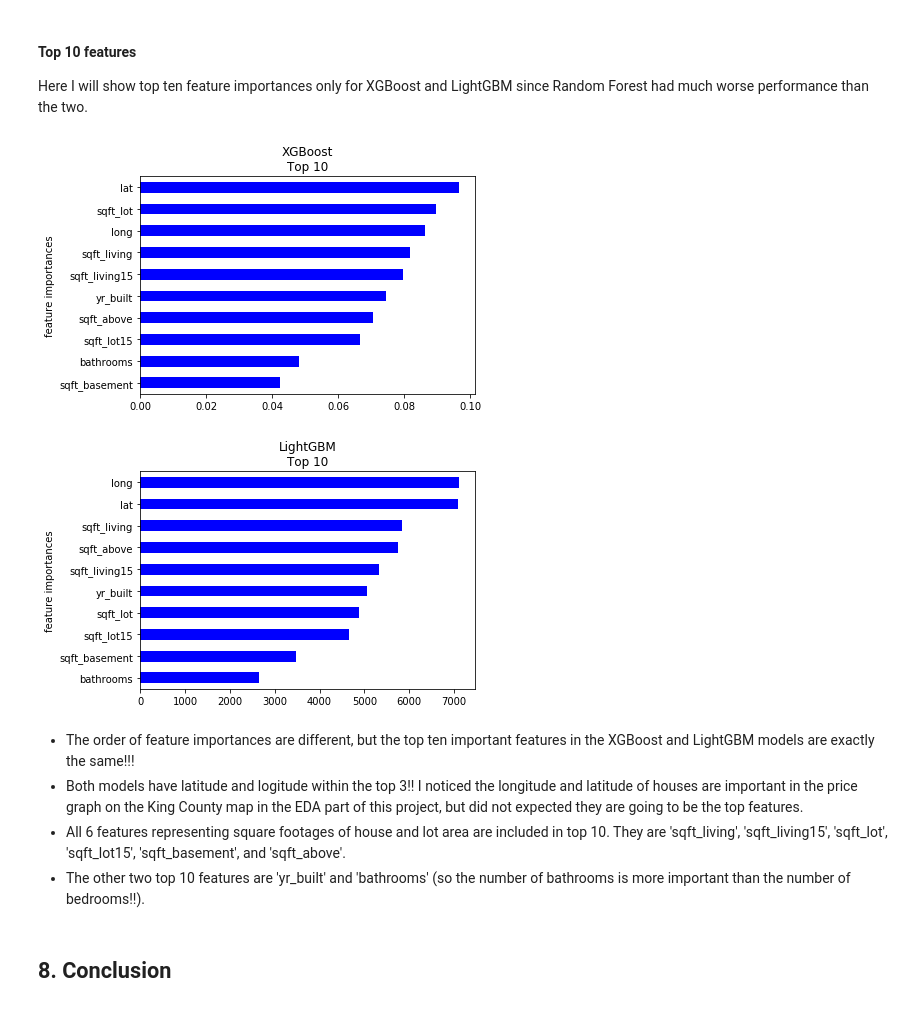
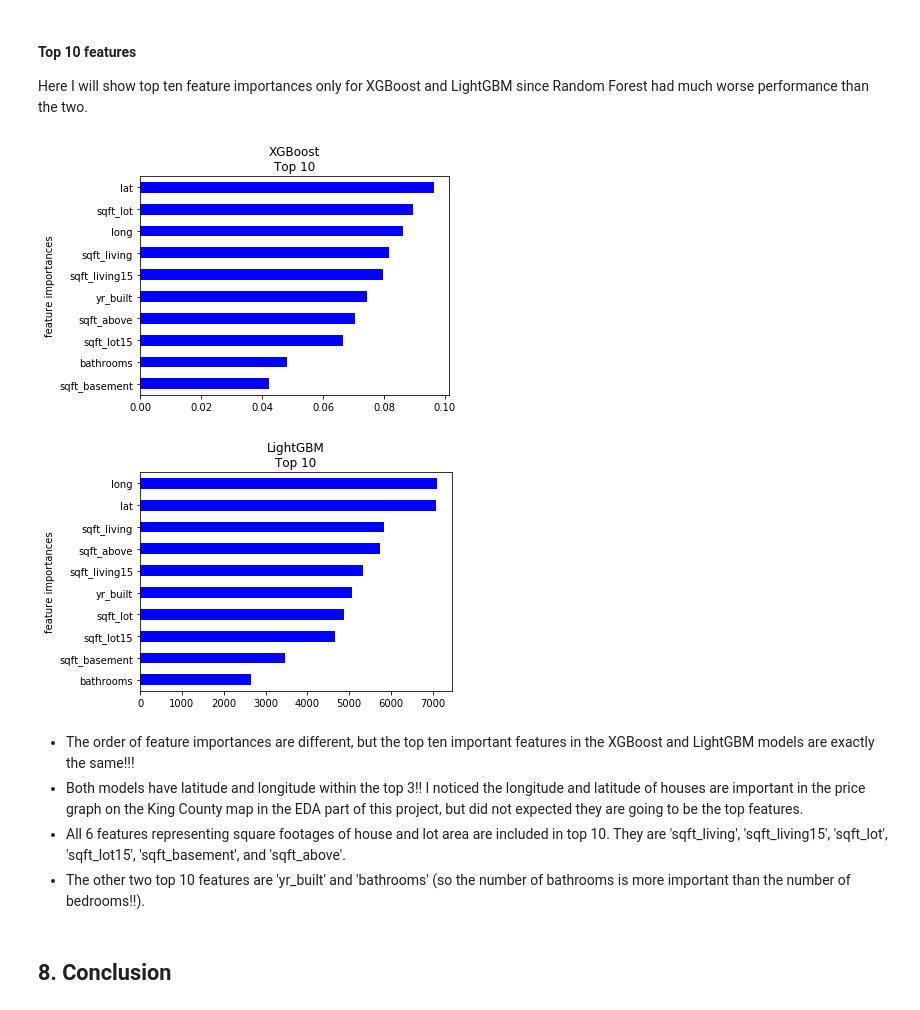
Before and after one commit to math470/Springboard_Capstone_Project_1, a Jupyter notebook: King County House Price Machine Learning.ipynb, the cells around one changed output. Drawn from its saved outputs; the diff is of its cells as text; code cells hidden in the pictures.

```diff
--- a/King County House Price Machine Learning.ipynb
+++ b/King County House Price Machine Learning.ipynb
@@ -1122,19 +1122,23 @@ Here I will show top ten feature importances only for XGBoost and LightGBM since
 # %%
 # XGBoost
 importances = xgb_trained.best_estimator_.named_steps['xgb'].feature_importances_
 plot_feature_importances('XGBoost', importances, df.columns[1:], num_features=10)
+plt.tight_layout() # need for savefig
+plt.savefig("Feature_importances_XGBoost_top10.png",format="png", dpi=300)
 
 # LightGBM
 importances = lgbm_trained.best_estimator_.named_steps['lgbm'].feature_importances_
 plot_feature_importances('LightGBM', importances, df.columns[1:], num_features=10)
+plt.tight_layout() # need for savefig
+plt.savefig("Feature_importances_LightGBM_top10.png",format="png", dpi=300)
 
 plt.show()
 # %% [output]
-[figure, old version]
+[figure, new version]
-[figure, old version]
+[figure, new version]
 # %% [markdown]
 - The order of feature importances are different, but the top ten important features in the XGBoost and LightGBM models are exactly the same!!!
-- Both models have latitude and logitude within the top 3!! I noticed the longitude and latitude of houses are important in the price graph on the King County map in the EDA part of this project, but did not expected they are going to be the top features.
+- Both models have latitude and longitude within the top 3!! I noticed the longitude and latitude of houses are important in the price graph on the King County map in the EDA part of this project, but did not expected they are going to be the top features.
 - All 6 features representing square footages of house and lot area are included in top 10. They are 'sqft_living', 'sqft_living15', 'sqft_lot', 'sqft_lot15', 'sqft_basement', and 'sqft_above'.
 - The other two top 10 features are 'yr_built' and 'bathrooms' (so the number of bathrooms is more important than the number of bedrooms!!).
 # %% [markdown]
```
Also changed, not shown: parts of 4 cells of this notebook.
